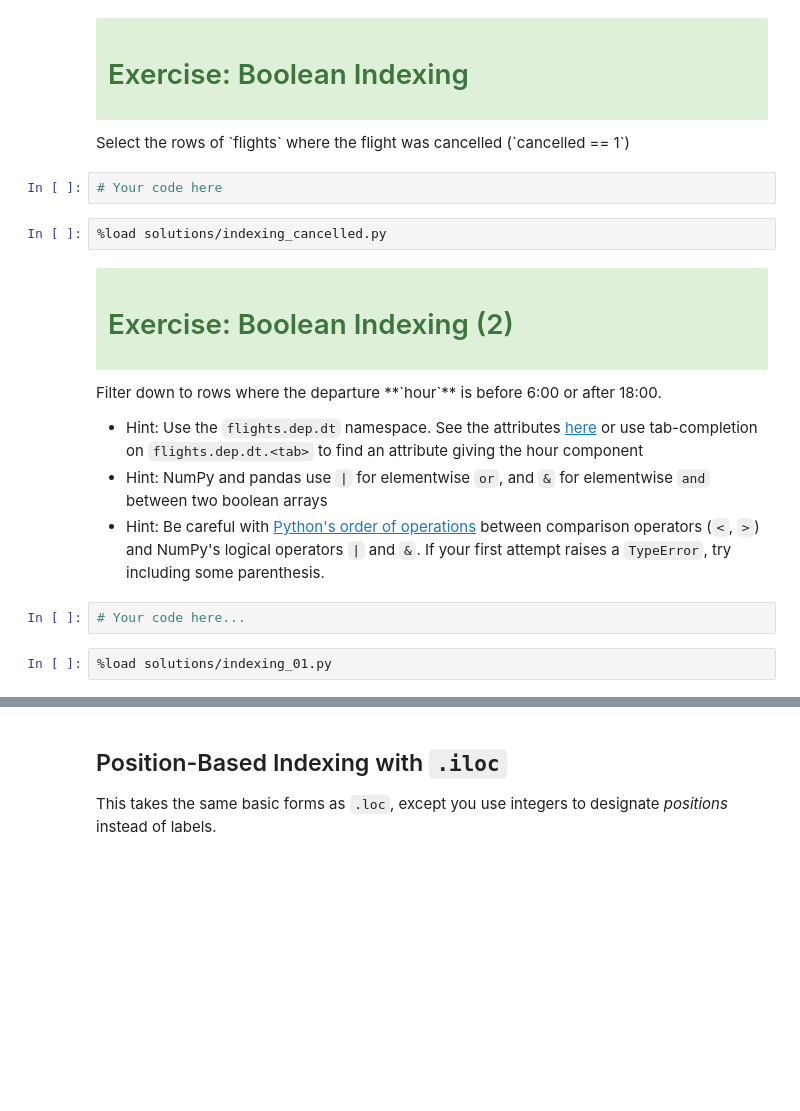
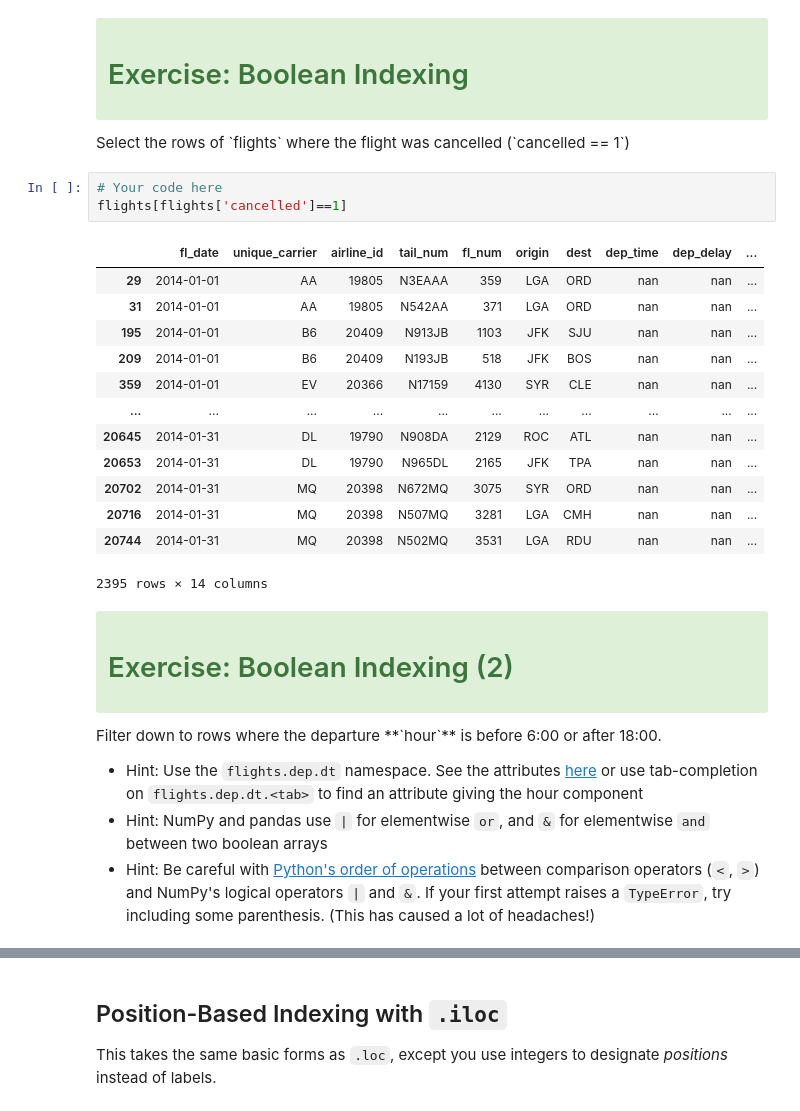
Before and after one commit to netantman/python, a Jupyter notebook: pandas/01-Indexing.ipynb, the cells around one changed output, grey strips where cells are left out. Cells and saved outputs as stored; diff of their text form; blank space fills up the shorter version.

Commit message:
Update pandas 01-indexing

```diff
--- a/pandas/01-Indexing.ipynb
+++ b/pandas/01-Indexing.ipynb
@@ -388,8 +615,21 @@ flights.loc[flights.dep.isnull()]
 <p>Select the rows of `flights` where the flight was cancelled (`cancelled == 1`)</p>
 # %%
 # Your code here
+flights[flights['cancelled']==1]
+# %% [output]
+|  | fl_date | unique_carrier | airline_id | tail_num | fl_num | origin | dest | dep_time | dep_delay | ... |
+| 29 | 2014-01-01 | AA | 19805 | N3EAAA | 359 | LGA | ORD | nan | nan | ... |
+| 31 | 2014-01-01 | AA | 19805 | N542AA | 371 | LGA | ORD | nan | nan | ... |
+| 195 | 2014-01-01 | B6 | 20409 | N913JB | 1103 | JFK | SJU | nan | nan | ... |
+| 209 | 2014-01-01 | B6 | 20409 | N193JB | 518 | JFK | BOS | nan | nan | ... |
+| 359 | 2014-01-01 | EV | 20366 | N17159 | 4130 | SYR | CLE | nan | nan | ... |
+| ... | ... | ... | ... | ... | ... | ... | ... | ... | ... | ... |
+| 20645 | 2014-01-31 | DL | 19790 | N908DA | 2129 | ROC | ATL | nan | nan | ... |
+| 20653 | 2014-01-31 | DL | 19790 | N965DL | 2165 | JFK | TPA | nan | nan | ... |
+| 20702 | 2014-01-31 | MQ | 20398 | N672MQ | 3075 | SYR | ORD | nan | nan | ... |
+| 20716 | 2014-01-31 | MQ | 20398 | N507MQ | 3281 | LGA | CMH | nan | nan | ... |
+| 20744 | 2014-01-31 | MQ | 20398 | N502MQ | 3531 | LGA | RDU | nan | nan | ... |
+2395 rows × 14 columns
-# %%
-%load solutions/indexing_cancelled.py
 # %% [markdown]
 <div class="alert alert-success" data-title="Boolean Indexing (2)">
   <h1><i class="fa fa-tasks" aria-hidden="true"></i> Exercise: Boolean Indexing (2)</h1>
@@ -399,8 +639,4 @@ flights.loc[flights.dep.isnull()]
 
 - Hint: Use the `flights.dep.dt` namespace. See the attributes [here](http://pandas.pydata.org/pandas-docs/stable/generated/pandas.DatetimeIndex.html) or use tab-completion on `flights.dep.dt.<tab>` to find an attribute giving the hour component
 - Hint: NumPy and pandas use `|` for elementwise `or`, and `&` for elementwise `and` between two boolean arrays
-- Hint: Be careful with [Python's order of operations](https://docs.python.org/3/reference/expressions.html#operator-precedence) between comparison operators (`<`, `>`) and NumPy's logical operators `|` and `&`. If your first attempt raises a `TypeError`, try including some parenthesis.
+- Hint: Be careful with [Python's order of operations](https://docs.python.org/3/reference/expressions.html#operator-precedence) between comparison operators (`<`, `>`) and NumPy's logical operators `|` and `&`. If your first attempt raises a `TypeError`, try including some parenthesis. (This has caused a lot of headaches!)
-# %%
-# Your code here...
-# %%
-%load solutions/indexing_01.py
```
Also changed, not shown: parts of 71 cells of this notebook, 1 other file.
